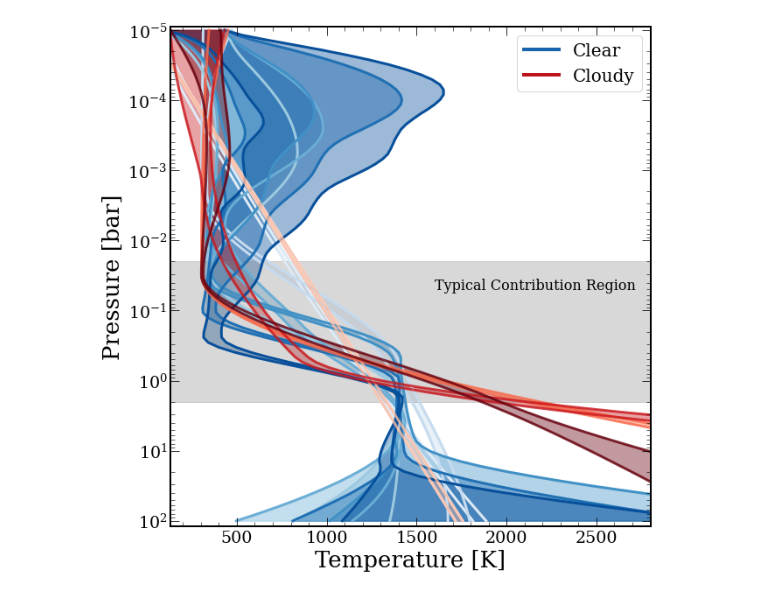
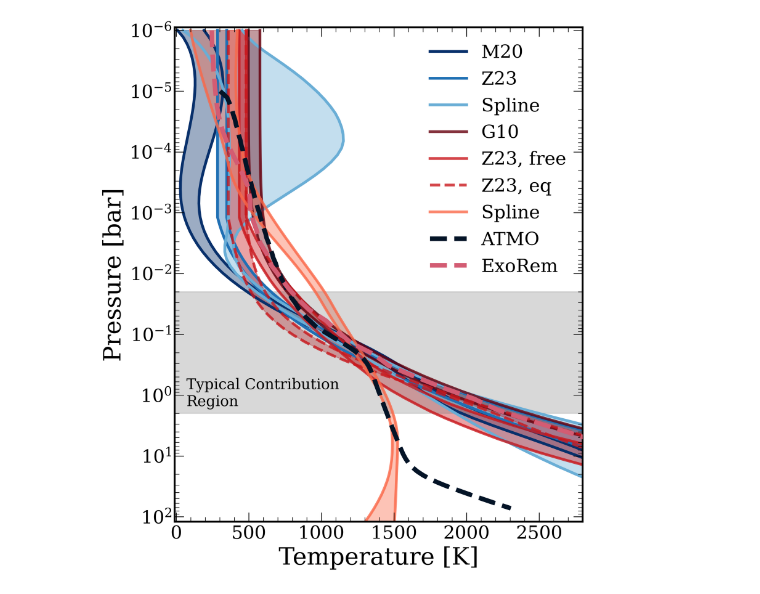
Before and after one commit to nenasedk/PhDNotebooks2, a Jupyter notebook: PT_profile_plots_with_condensation_curves.ipynb, the cells around one changed output. Saved outputs shown, nothing was run; the diff lists cells and outputs as text; code cells hidden in the pictures.

```diff
--- a/PT_profile_plots_with_condensation_curves.ipynb
+++ b/PT_profile_plots_with_condensation_curves.ipynb
@@ -40,4 +284,10 @@ r2 = ["HR8799b_23_v01_free_all_correctos_freeMgcloud_0nodes_v4",
 # %%
+data_dir = "/Users/nasedkin/Documents/RetrievalResults/HR8799_2023_Retrievals/e_full/"
+
+retrievals = ["HR8799e_23_v01_diseq_all_eqFeMgCloud_bothfseds_newphot",
+              "HR8799e_23_v01_diseq_all_eqFeMgCloud_grad_newphot",
+              "HR8799e_23_v01_diseq_all_eqFeMgCloud_spline_newphot"]
+
 pres = []
 temps = []
 
@@ -45,8 +295,15 @@ for ret in retrievals:
     pres.append(np.load(f"{data_dir}evaluate_{ret}/{ret}_pressures.npy"))
     temps.append(np.load(f"{data_dir}evaluate_{ret}/{ret}_temps.npy"))
 
+r2 = ["HR8799e_23_v02_free_all_freeFeMgCloud_guillot_newphot_newconv_newSPHGPI",
+      "HR8799e_23_v02_free_all_freeFeMgCloud_grad_fseds_newphot_newconv_newSPHGPI",
+      "HR8799e_23_v02_free_all_eqFeMgCloud_grad_fseds_newphot_newconv_newSPHGPI",
+      "HR8799e_23_v01_free_all_freeFeMgCloud_spline_newphot_newconv"]
+
+
 pres2 = []
 temps2 = []
+data_dir = "/Users/nasedkin/Documents/RetrievalResults/HR8799_2023_Retrievals/e_free/"
 
 for r in r2:
     pres2.append(np.load(f"{data_dir}evaluate_{r}/{r}_pressures.npy"))
@@ -54,9 +311,9 @@ for r in r2:
 # %%
 qual_map = sc.ScicoSequential(cmap='Blues')
 cs = qual_map.get_mpl_color_map()
+labs = ["M20", "Z23", "Spline"]
 
-
-fig, ax = plt.subplots(figsize = (9,9))
+fig, ax = plt.subplots(figsize = (8,9))
 for i,p in enumerate(pres):
     #print(p.shape,temps[i].shape, temps[i][int(temps[i].shape[0]*(0.5-0.68/2.)), :].shape)
     #print(temps[i][int(temps[i].shape[0]*(0.5-0.68/2.)), :])
@@ -67,65 +324,104 @@ for i,p in enumerate(pres):
                 alpha = 0.4,
                 zorder = 0)"""
     ax.fill_betweenx(p,
-                    x1 = temps[i][int(temps[i].shape[0]*(0.5-0.68/2.)), :],
-                    x2 = temps[i][int(temps[i].shape[0]*(0.5+0.68/2.)), :],
-                    color = cs(i/8),
-                    #label = labs[i],
+                    x1 = temps[i][int(temps[i].shape[0]*(0.5-0.9/2.)), :],
+                    x2 = temps[i][int(temps[i].shape[0]*(0.5+0.9/2.)), :],
+                    color = cs((4-i)/4),
                     alpha = 0.4,
                     zorder = 0)
-    ax.plot(temps[i][int(temps[i].shape[0]*(0.5-0.68/2.)), :],
+    ax.plot(temps[i][int(temps[i].shape[0]*(0.5-0.9/2.)), :],
             p,
-            color = cs(i/8),
+            color = cs((4-i)/4),
+            label = labs[i],
             alpha = 1,
             linewidth = 3)
-    ax.plot(temps[i][int(temps[i].shape[0]*(0.5+0.68/2.)), :],
+    ax.plot(temps[i][int(temps[i].shape[0]*(0.5+0.9/2.)), :],
             p,
-            color = cs(i/8),
+            color = cs((4-i)/4),
             alpha = 1,
             linewidth = 3)
 
 qual_map2 = sc.ScicoSequential(cmap='Reds')
 cs2 = qual_map2.get_mpl_color_map()
+labs = ["G10", "Z23, free", "Z23, eq", "Spline"]
 
 for i,p in enumerate(pres2):
     #print(p.shape,temps[i].shape, temps[i][int(temps[i].shape[0]*(0.5-0.68/2.)), :].shape)
     #print(temps[i][int(temps[i].shape[0]*(0.5-0.68/2.)), :])
+    linestyle = '-'
+    count = i
+    if i>1:count = i-1
+    if labs[i] == "Z23, eq":
+        linestyle = '--'
+
     ax.fill_betweenx(p,
                     x1 = temps2[i][int(temps2[i].shape[0]*(0.5-0.68/2.)), :],
                     x2 = temps2[i][int(temps2[i].shape[0]*(0.5+0.68/2.)), :],
-                    color = cs2((i+1)/4),
-                    #label = labs[i],
+                    color = cs2((4-count)/4),
                     alpha = 0.4,
                     zorder = 0)
     ax.plot(temps2[i][int(temps2[i].shape[0]*(0.5-0.68/2.)), :],
             p,
-            color = cs2((i+1)/4),
+            color = cs2((4-count)/4),
+            linestyle = linestyle,
+            label = labs[i],
             alpha = 0.8,
             linewidth = 3)
     ax.plot(temps2[i][int(temps2[i].shape[0]*(0.5+0.68/2.)), :],
             p,
-            color = cs2((i+1)/4),
+            color = cs2((4-count)/4),
+            linestyle = linestyle,
             alpha = 0.8,
             linewidth = 3)
 
-ax.fill_between(np.linspace(100,12000),2e-2,2e0, color = 'gray', alpha = 0.3)
+ax.fill_between(np.linspace(-10,12000),2e-2,2e0, color = 'gray', alpha = 0.3)
+qual_map = sc.ScicoSequential(cmap='heat')
+grid_cmap = qual_map.get_mpl_color_map()
+model_colour_dict = {"exo-rem":grid_cmap(6/10),
+                     "diamondback":grid_cmap(3/10),
+                     "petrus2023":grid_cmap(1/10),
+                     "petitcode-hot-cloudy":grid_cmap(9/10),
+                     "petitcode-cool-cloudy":grid_cmap(9/10)}
+
+ax.plot(atmo_e[1],
+        atmo_e[0],
+        linewidth = 5,
+        label = "ATMO",
+        color = model_colour_dict['petrus2023'],
+        linestyle = '--',
+        zorder = 15)
+ax.plot(exorem_e[1],
+        exorem_e[0]*1e-5,
+        color = model_colour_dict['exo-rem'],
+        linewidth = 5,
+        label = "ExoRem",
+        linestyle = '--',
+        zorder = 16)
 
 ax.set_axisbelow(False)
 ax.tick_params(zorder =10)
 ax.set_yscale('log')
 ax.set_xscale('linear')
-ax.set_xlim(130,2800)
-ax.set_ylim(1.205e2,8.95e-6)
+ax.set_xlim(-10,2800)
+ax.set_ylim(1.205e2,8.95e-7)
 from matplotlib.lines import Line2D
 
-custom_lines = [Line2D([0], [0], color=cs(0.8), lw=4, alpha = 1),
-                Line2D([0], [0], color=cs2(0.8), lw=4, alpha = 1)]
+import matplotlib
+locmaj = matplotlib.ticker.LogLocator(base=10,numticks=10)
+ax.yaxis.set_major_locator(locmaj)
 
-ax.legend(custom_lines, ['Clear','Cloudy'],loc = 'upper right')
+locmin = matplotlib.ticker.LogLocator(base=10.0,subs=(0.1,0.2,0.3,0.4,0.5,0.6,0.7,0.8,0.9),numticks=10)
+ax.yaxis.set_minor_locator(locmin)
+ax.yaxis.set_minor_formatter(matplotlib.ticker.NullFormatter())
 
-ax.annotate("Typical Contribution Region", (1600,5e-2),fontsize = 16)
+#custom_lines = [Line2D([0], [0], color=cs(0.8), lw=4, alpha = 1),
+#                Line2D([0], [0], color=cs2(0.8), lw=4, alpha = 1)]
+
+ax.legend(loc = 'upper right',frameon=False,fontsize = 20)
+
+ax.annotate("Typical Contribution\nRegion", (70,1.5),fontsize = 16)
 ax.set_xlabel('Temperature [K]')
 ax.set_ylabel('Pressure [bar]')
-plt.savefig("plots/HR8799_PT_Profiles_v1.png",bbox_inches='tight')
+plt.savefig("plots/HR8799e_PT_Profiles_v3.pdf",bbox_inches='tight')
 # %% [output]
-[figure, old version]
+[figure, new version]
```
Also changed, not shown: parts of 10 cells of this notebook, 11 other files.
